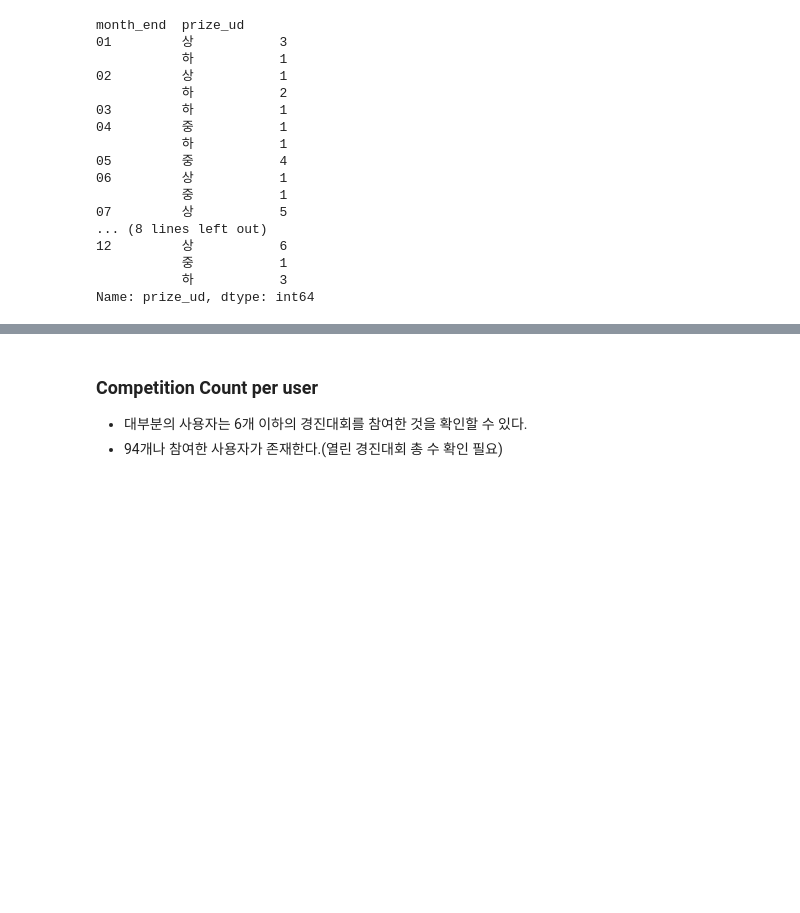
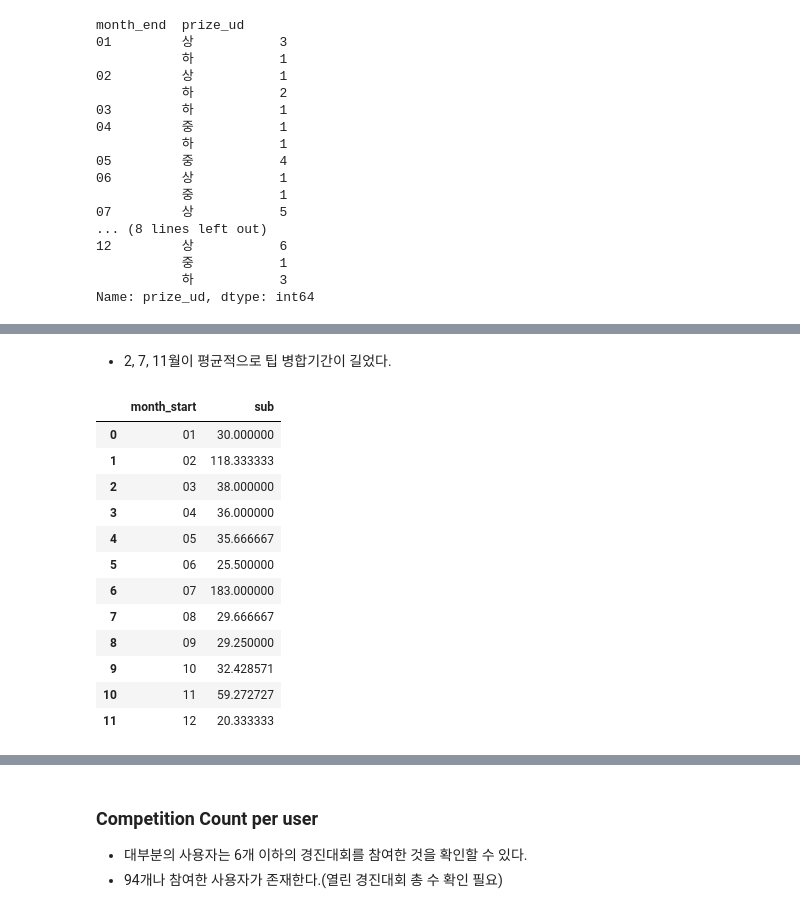
Before and after one commit to jungyu0413/dacon-cup, a Jupyter notebook: EDA_hompage.ipynb, the cells around one changed output, grey strips where cells are left out. Drawn from its saved outputs; the diff is of its cells as text; code cells hidden in the pictures; blank space fills up the shorter version.

```diff
--- a/EDA_hompage.ipynb
+++ b/EDA_hompage.ipynb
@@ -540,0 +561,18 @@ ValueError: Value must be Timedelta, string, integer, float, timedelta or conver
+# %% [markdown]
+* 2, 7, 11월이 평균적으로 팁 병합기간이 길었다.
+# %%
+f = competition_info_re.groupby('month_start')['sub'].mean().reset_index() ;f
+# %% [output]
+|  | month_start | sub |
+| 0 | 01 | 30.000000 |
+| 1 | 02 | 118.333333 |
+| 2 | 03 | 38.000000 |
+| 3 | 04 | 36.000000 |
+| 4 | 05 | 35.666667 |
+| 5 | 06 | 25.500000 |
+| 6 | 07 | 183.000000 |
+| 7 | 08 | 29.666667 |
+| 8 | 09 | 29.250000 |
+| 9 | 10 | 32.428571 |
+| 10 | 11 | 59.272727 |
+| 11 | 12 | 20.333333 |
```
Also changed, not shown: parts of 18 cells of this notebook.
